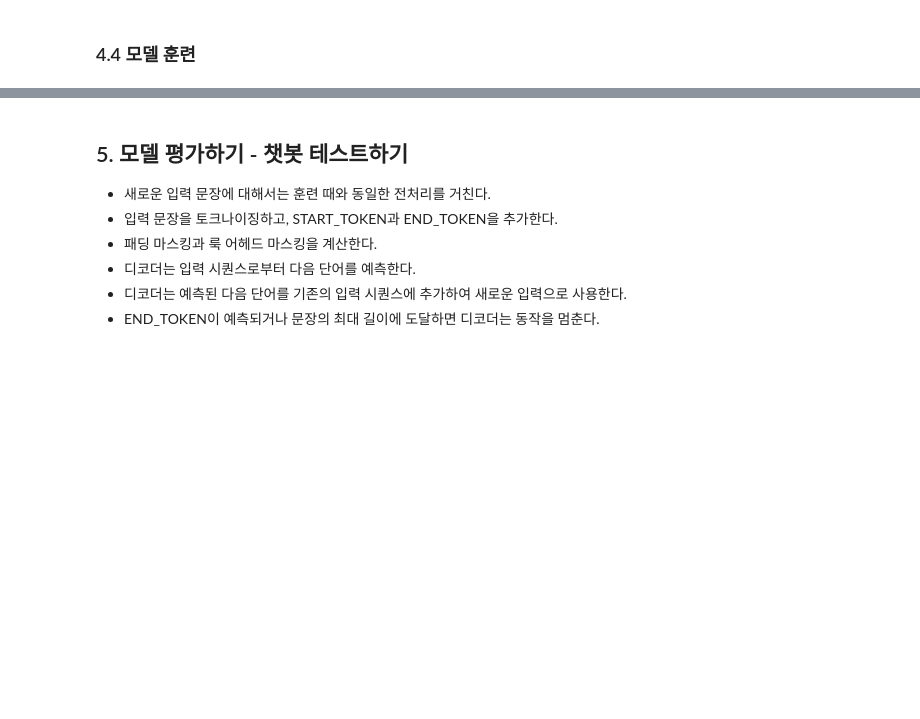
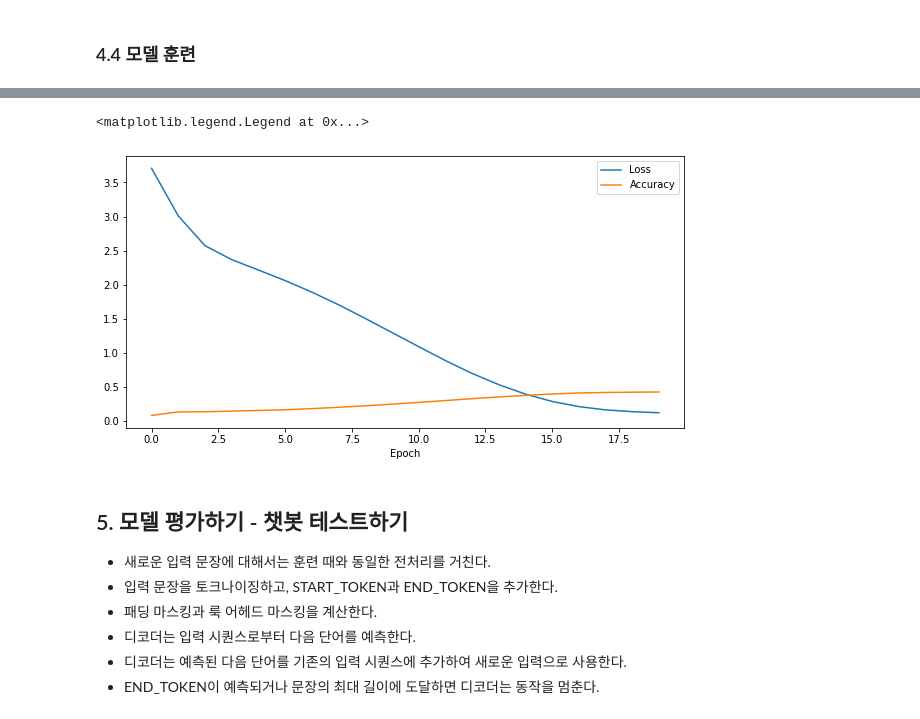
Before and after one commit to YOOHYOJEONG/AI_mini_project, a Jupyter notebook: ex15/ex15_transformer_chatbot.ipynb, the cells around one changed output, grey strips where cells are left out. Drawn from its saved outputs; the diff is of its cells as text; code cells hidden in the pictures; blank space fills up the shorter version.

```diff
--- a/ex15/ex15_transformer_chatbot.ipynb
+++ b/ex15/ex15_transformer_chatbot.ipynb
@@ -672,6 +672,6 @@ model.compile(optimizer=optimizer, loss=loss_function, metrics=[accuracy])
 ### 4.4 모델 훈련
 # %%
 EPOCHS = 20
-model.fit(dataset, epochs=EPOCHS, verbose=1)
+history = model.fit(dataset, epochs=EPOCHS, verbose=1)
 # %% [output]
 Epoch 1/20
@@ -695,3 +694,14 @@ Epoch 20/20
+# %%
+history.history
+
+plt.figure(figsize=(10,5))
+plt.plot(history.history['loss'])
+plt.plot(history.history['accuracy'])
+plt.xlabel('Epoch')
+plt.legend(['Loss', 'Accuracy'])
+# %% [output]
+<matplotlib.legend.Legend at 0x...>
+[figure, added]
 # %% [markdown]
 ## 5. 모델 평가하기 - 챗봇 테스트하기
 - 새로운 입력 문장에 대해서는 훈련 때와 동일한 전처리를 거친다.
```
Also changed, not shown: parts of 11 cells of this notebook.
